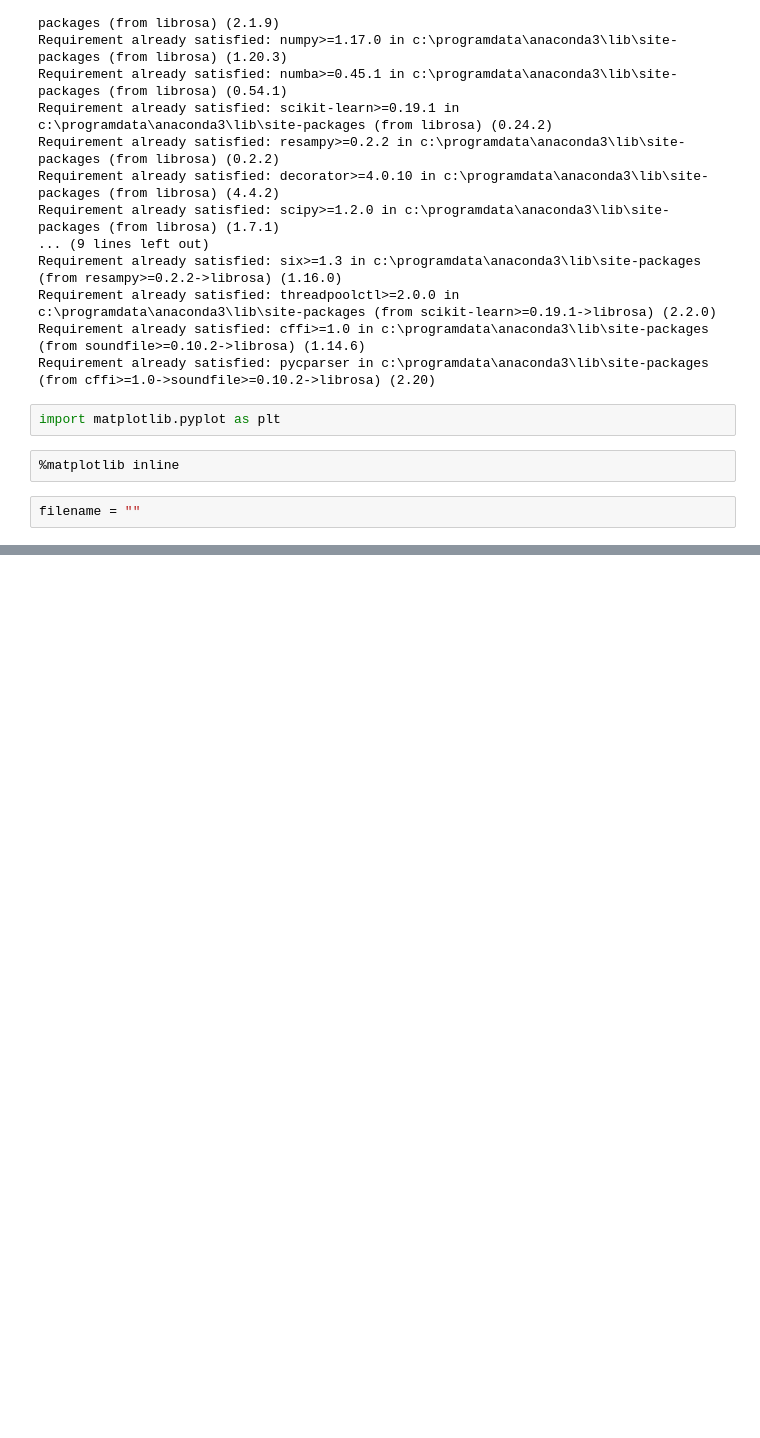
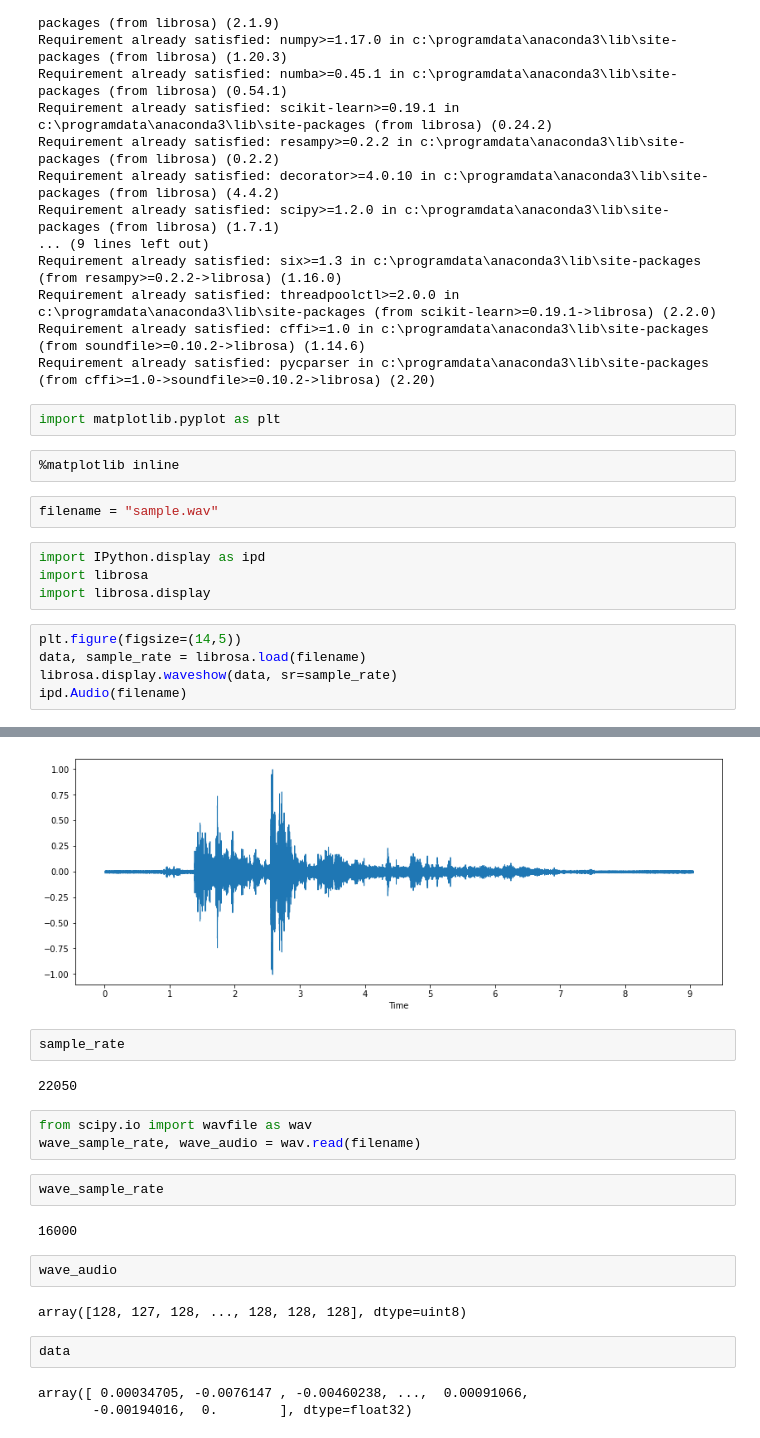
Before and after one commit to godofgeeks23/Audio-Security-System, a Jupyter notebook: audio_eda.ipynb, the cells around one changed output, grey strips where cells are left out. Drawn from its saved outputs; the diff is of its cells as text; blank space fills up the shorter version.

```diff
--- a/audio_eda.ipynb
+++ b/audio_eda.ipynb
@@ -23,4 +23,14 @@ import matplotlib.pyplot as plt
 # %%
 %matplotlib inline
 # %%
-filename = ""
+filename = "sample.wav"
+# %%
+import IPython.display as ipd
+import librosa
+import librosa.display
+# %%
+plt.figure(figsize=(14,5))
+data, sample_rate = librosa.load(filename)
+librosa.display.waveshow(data, sr=sample_rate)
+ipd.Audio(filename)
+# %% [output]
@@ -26,0 +38,21 @@ filename = ""
+[figure, added]
+# %%
+sample_rate
+# %% [output]
+22050
+# %%
+from scipy.io import wavfile as wav
+wave_sample_rate, wave_audio = wav.read(filename)
+# %%
+wave_sample_rate
+# %% [output]
+16000
+# %%
+wave_audio
+# %% [output]
+array([128, 127, 128, ..., 128, 128, 128], dtype=uint8)
+# %%
+data
+# %% [output]
+array([ 0.00034705, -0.0076147 , -0.00460238, ...,  0.00091066,
+       -0.00194016,  0.        ], dtype=float32)
```
Also changed, not shown: parts of 2 cells of this notebook.
